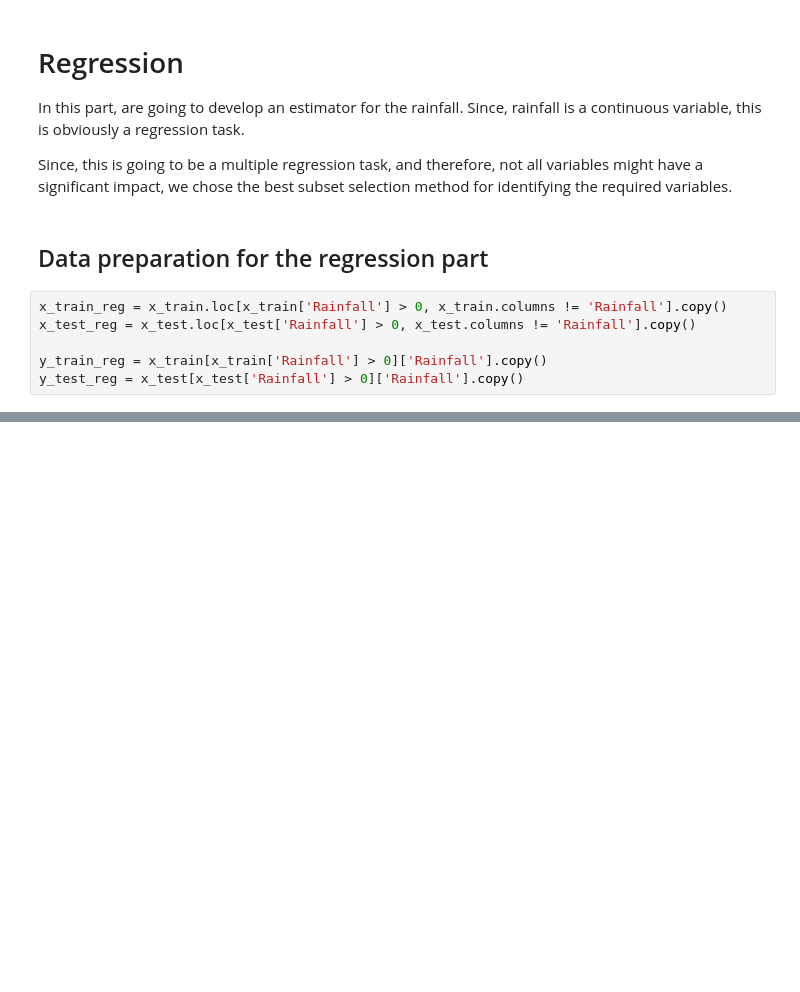
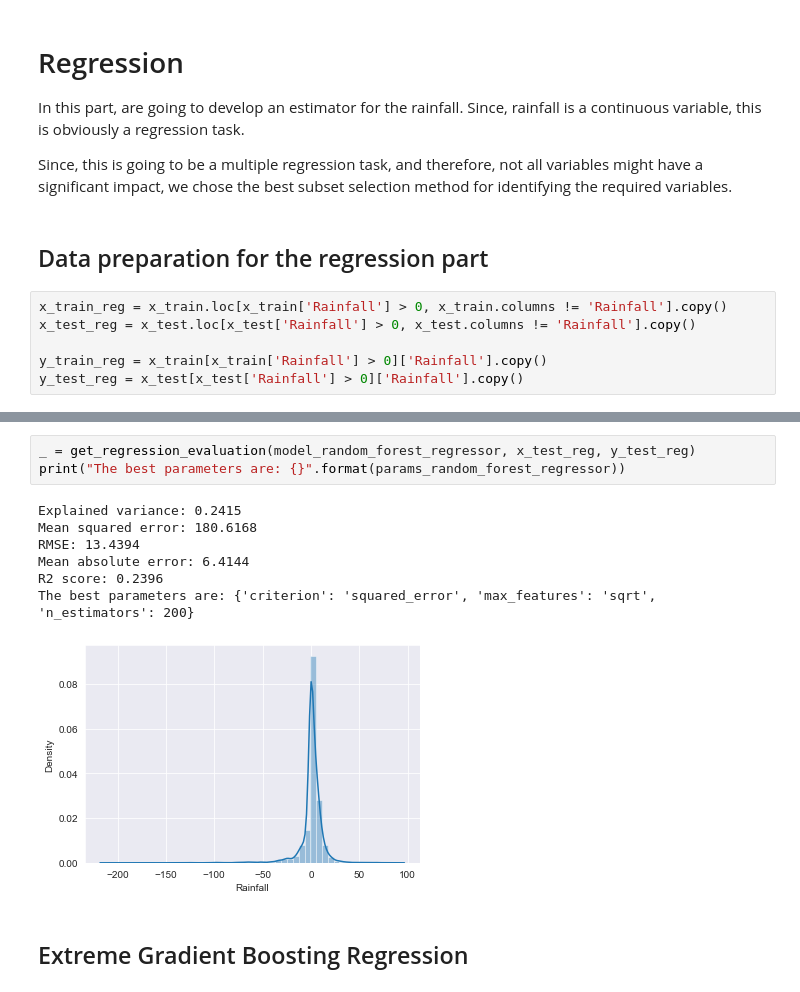
Before and after one commit to Stern1710/australia-weather-data, a Jupyter notebook: SPOD_Group7_Project.ipynb, the cells around one changed output, grey strips where cells are left out. Saved outputs shown, nothing was run; the diff lists cells and outputs as text; blank space fills up the shorter version.

```diff
--- a/SPOD_Group7_Project.ipynb
+++ b/SPOD_Group7_Project.ipynb
@@ -742,0 +689,13 @@ plt.show()
+# %%
+_ = get_regression_evaluation(model_random_forest_regressor, x_test_reg, y_test_reg)
+print("The best parameters are: {}".format(params_random_forest_regressor))
+# %% [output]
+Explained variance: 0.2415
+Mean squared error: 180.6168
+RMSE: 13.4394
+Mean absolute error: 6.4144
+R2 score: 0.2396
+The best parameters are: {'criterion': 'squared_error', 'max_features': 'sqrt', 'n_estimators': 200}
+[figure, added]
+# %% [markdown]
+## Extreme Gradient Boosting Regression
```
Also changed, not shown: parts of 42 cells of this notebook.
